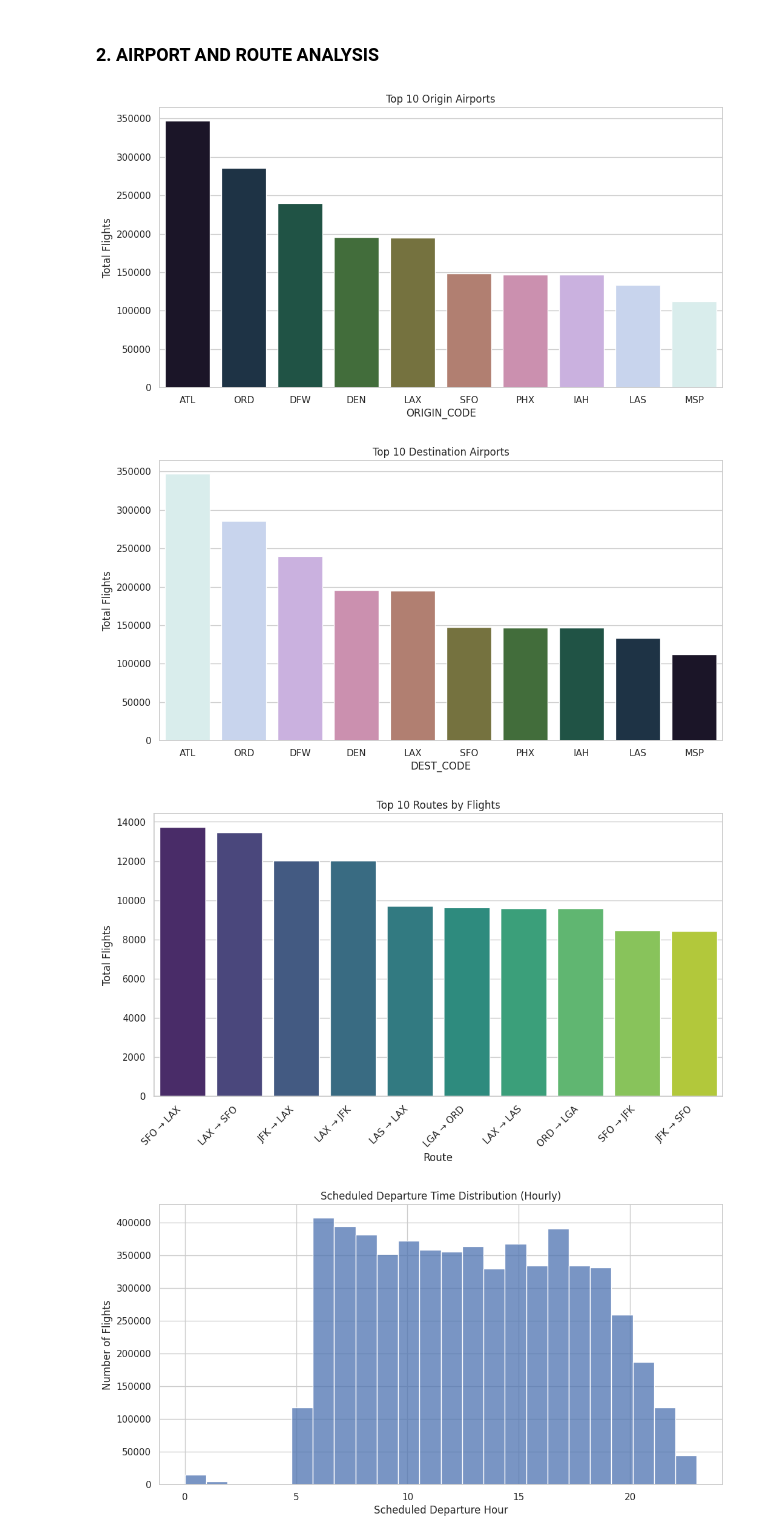
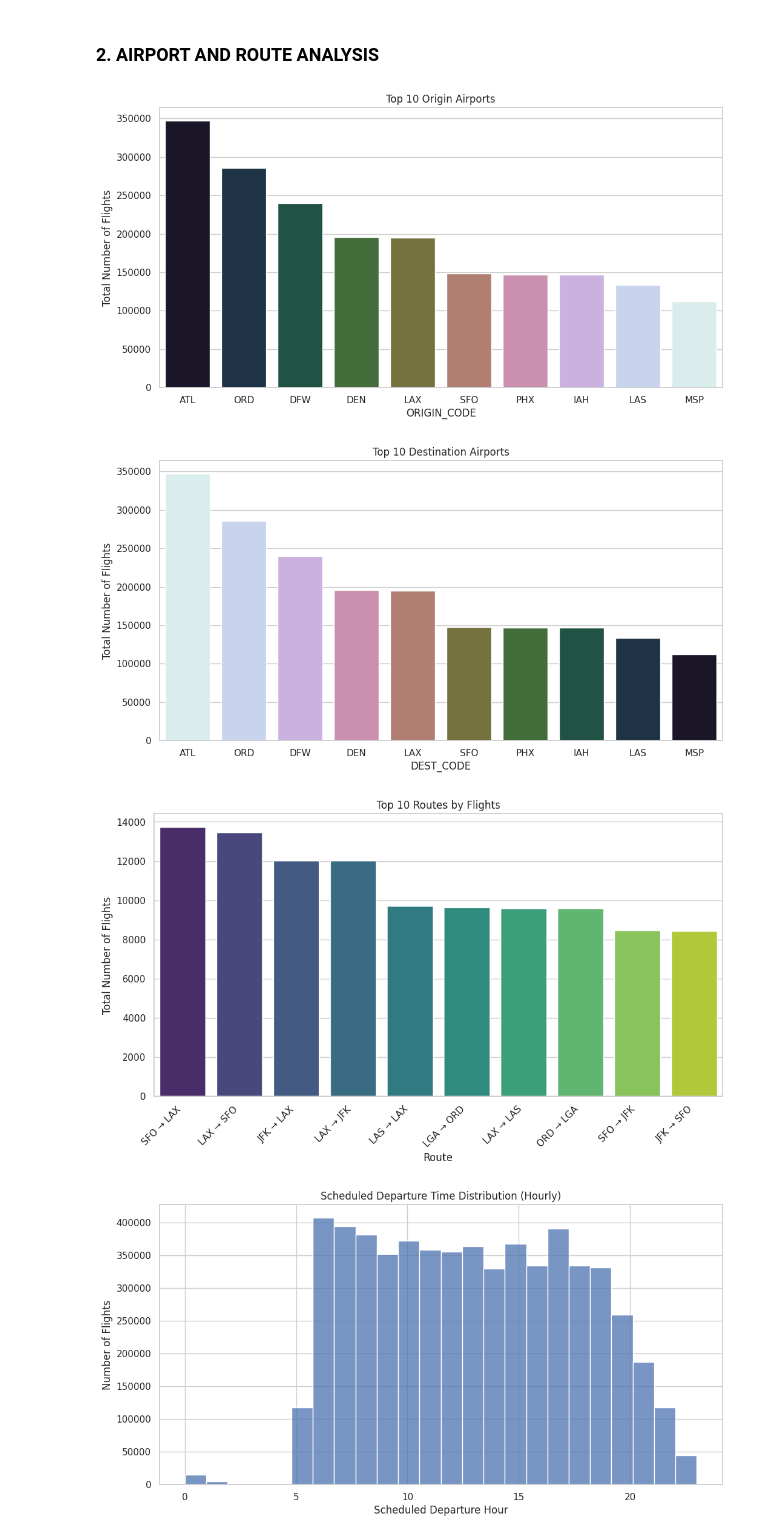
Before and after one commit to warmice19/airlines-analytics, a Jupyter notebook: notebooks/flight_01.ipynb, the cells around one changed output. Saved outputs shown, nothing was run; the diff lists cells and outputs as text; code cells hidden in the pictures.

```diff
--- a/notebooks/flight_01.ipynb
+++ b/notebooks/flight_01.ipynb
@@ -105,50 +106,50 @@ shape: (5, 4)
 # %%
 # -- Top 10 Busiest Origin Airports --
 top_origin = (
     df.group_by("ORIGIN_CODE")
-    .agg(pl.count("FLIGHT_NUM").alias("Total Flights"))
-    .sort("Total Flights", descending=True)
+    .agg(pl.count("FLIGHT_NUM").alias("Total Number of Flights"))
+    .sort("Total Number of Flights", descending=True)
     .head(10)
 )
 
 plt.figure(figsize=(12,6))
-sns.barplot(data=top_origin.to_pandas(), x="ORIGIN_CODE", y="Total Flights",hue = "ORIGIN_CODE", palette="cubehelix")
+sns.barplot(data=top_origin.to_pandas(), x="ORIGIN_CODE", y="Total Number of Flights",hue = "ORIGIN_CODE", palette="cubehelix")
 plt.title("Top 10 Origin Airports")
 plt.show()
 # %% [output]
-[figure, old version]
+[figure, new version]
 # %%
 # -- Top 10 Busiest Destination Airports --
 top_dest = (
     df.group_by("DEST_CODE")
-    .agg(pl.count("FLIGHT_NUM").alias("Total Flights"))
-    .sort("Total Flights", descending=True)
+    .agg(pl.count("FLIGHT_NUM").alias("Total Number of Flights"))
+    .sort("Total Number of Flights", descending=True)
     .head(10)
 )
 
 plt.figure(figsize=(12,6))
-sns.barplot(data=top_dest.to_pandas(), x="DEST_CODE", y="Total Flights",hue = "DEST_CODE", palette="cubehelix_r")
+sns.barplot(data=top_dest.to_pandas(), x="DEST_CODE", y="Total Number of Flights",hue = "DEST_CODE", palette="cubehelix_r")
 plt.title("Top 10 Destination Airports")
 plt.show()
 # %% [output]
-[figure, old version]
+[figure, new version]
 # %%
 # -- Most Common Routes--
 routes = (
     df.with_columns((pl.col("ORIGIN_CODE") + " → " + pl.col("DEST_CODE")).alias("Route"))
     .group_by("Route")
-    .agg(pl.count("FLIGHT_NUM").alias("Total Flights"))
-    .sort("Total Flights", descending=True)
+    .agg(pl.count("FLIGHT_NUM").alias("Total Number of Flights"))
+    .sort("Total Number of Flights", descending=True)
     .head(10)
 )
 
 plt.figure(figsize=(12,6))
-sns.barplot(data=routes.to_pandas(), x="Route", y="Total Flights",hue = "Route",  palette="viridis")
+sns.barplot(data=routes.to_pandas(), x="Route", y="Total Number of Flights",hue = "Route",  palette="viridis")
 plt.xticks(rotation=45, ha="right")
 plt.title("Top 10 Routes by Flights")
 plt.show()
 # %% [output]
-[figure, old version]
+[figure, new version]
 # %%
 # -- Scheduled departure time bias by airport --
 plt.figure(figsize=(12,6))
```
Also changed, not shown: parts of 13 cells of this notebook.
